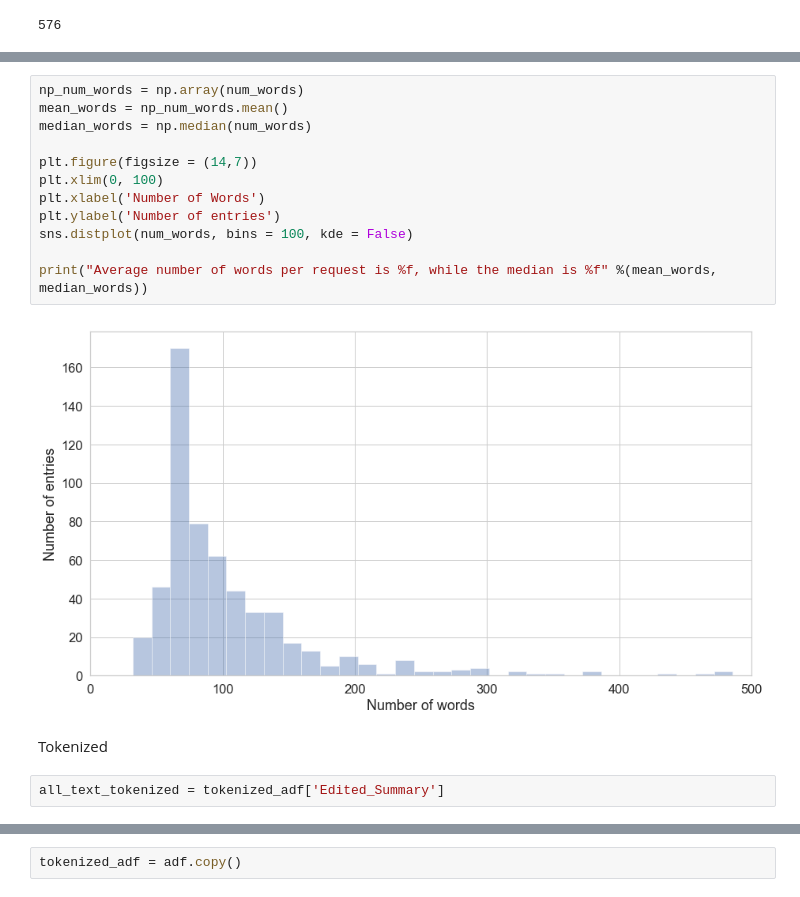
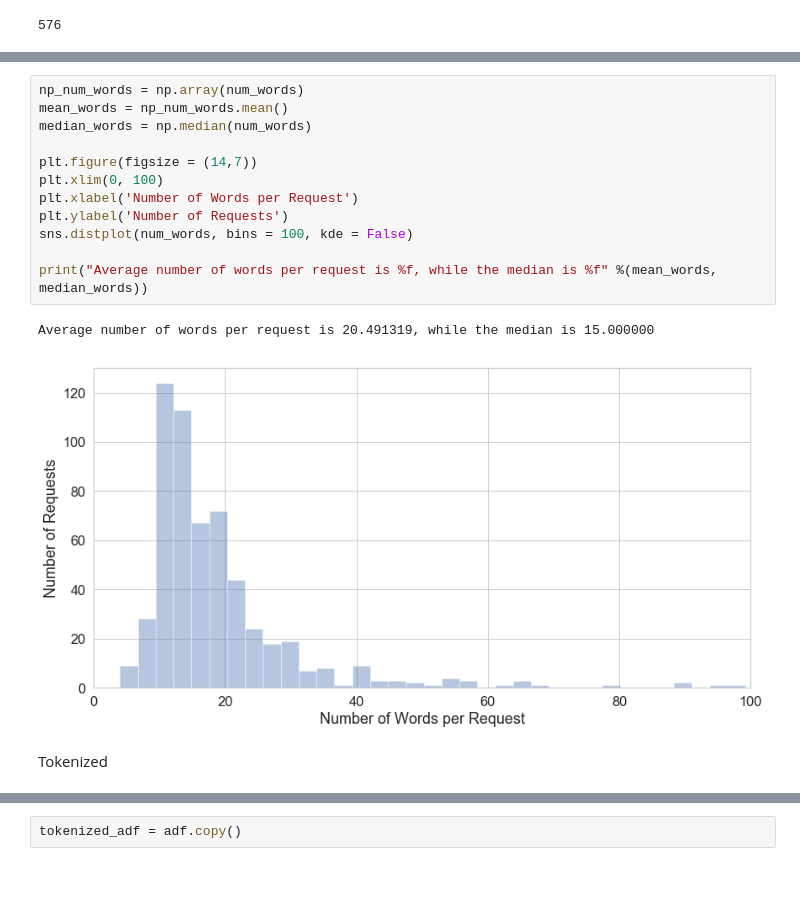
Before and after one commit to brodriguezmilla/foir, a Jupyter notebook: foir.ipynb, the cells around one changed output, grey strips where cells are left out. Drawn from its saved outputs; the diff is of its cells as text.

Commit message:
Adding text to file, work in progress

```diff
--- a/foir.ipynb
+++ b/foir.ipynb
@@ -1619,18 +1623,17 @@ Number of words: 571
 # %%
 np_num_words = np.array(num_words)
 mean_words = np_num_words.mean()
 median_words = np.median(num_words)
 
 plt.figure(figsize = (14,7))
 plt.xlim(0, 100)
-plt.xlabel('Number of Words')
-plt.ylabel('Number of entries')
+plt.xlabel('Number of Words per Request')
+plt.ylabel('Number of Requests')
 sns.distplot(num_words, bins = 100, kde = False)
 
 print("Average number of words per request is %f, while the median is %f" %(mean_words, median_words))
 # %% [output]
+Average number of words per request is 20.491319, while the median is 15.000000
-[figure, old version]
+[figure, new version]
 # %% [markdown]
 Tokenized
-# %%
-all_text_tokenized = tokenized_adf['Edited_Summary']
```
Also changed, not shown: parts of 120 cells of this notebook, 1 other file.
